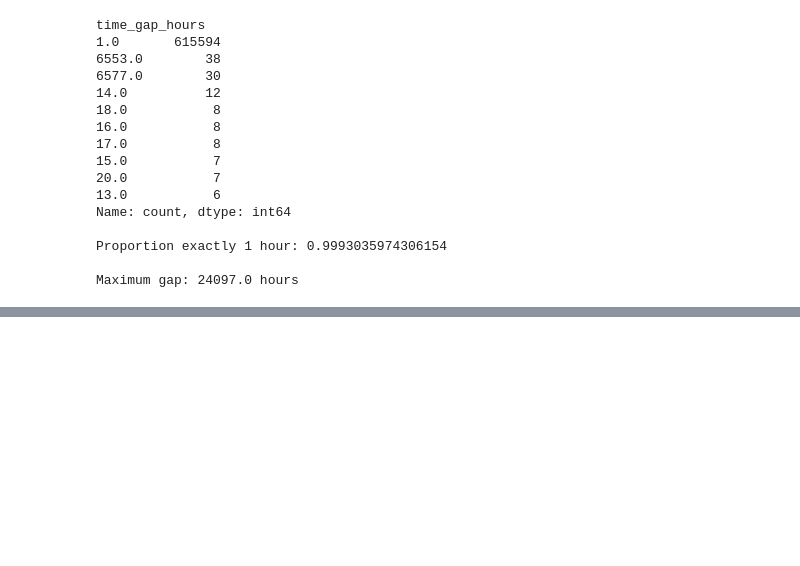
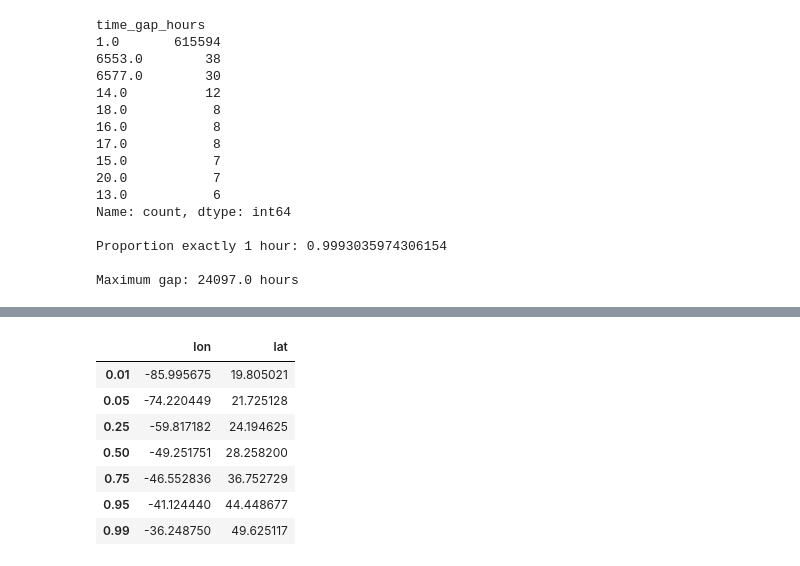
Before and after one commit to ndy-t/Data3001-group-project, a Jupyter notebook: notebook/02_data_selection.ipynb, the cells around one changed output, grey strips where cells are left out. Drawn from its saved outputs; the diff is of its cells as text; code cells hidden in the pictures; blank space fills up the shorter version.

```diff
--- a/notebook/02_data_selection.ipynb
+++ b/notebook/02_data_selection.ipynb
@@ -388,0 +420,25 @@ Maximum gap: 24097.0 hours
+# %%
+import pandas as pd
+import matplotlib.pyplot as plt
+from matplotlib.patches import Rectangle
+
+outside_list = []
+
+for name in periods:
+    temp = pd.read_parquet(
+        f"../data/processed/gulf_stream_q3_{name}.parquet",
+        columns=["lon", "lat", "in_region"]
+    )
+
+    temp = temp[~temp["in_region"]].copy()
+    temp["period"] = name
+    outside_list.append(temp)
+
+outside = pd.concat(outside_list, ignore_index=True)
+
+print("Outside observations:", len(outside))
+print("\nLongitude range:")
+print(outside["lon"].agg(["min", "max"]))
+
+print("\nLatitude range:")
+print(outside["lat"].agg(["min", "max"]))
@@ -388,0 +457,15 @@ Maximum gap: 24097.0 hours
+# %%
+from matplotlib.patches import Rectangle
+
+outside[["lon", "lat"]].quantile(
+    [0.01, 0.05, 0.25, 0.50, 0.75, 0.95, 0.99]
+)
+# %% [output]
+|  | lon | lat |
+| 0.01 | -85.995675 | 19.805021 |
+| 0.05 | -74.220449 | 21.725128 |
+| 0.25 | -59.817182 | 24.194625 |
+| 0.50 | -49.251751 | 28.258200 |
+| 0.75 | -46.552836 | 36.752729 |
+| 0.95 | -41.124440 | 44.448677 |
+| 0.99 | -36.248750 | 49.625117 |
```
Also changed, not shown: parts of 6 cells of this notebook, 7 other files.
